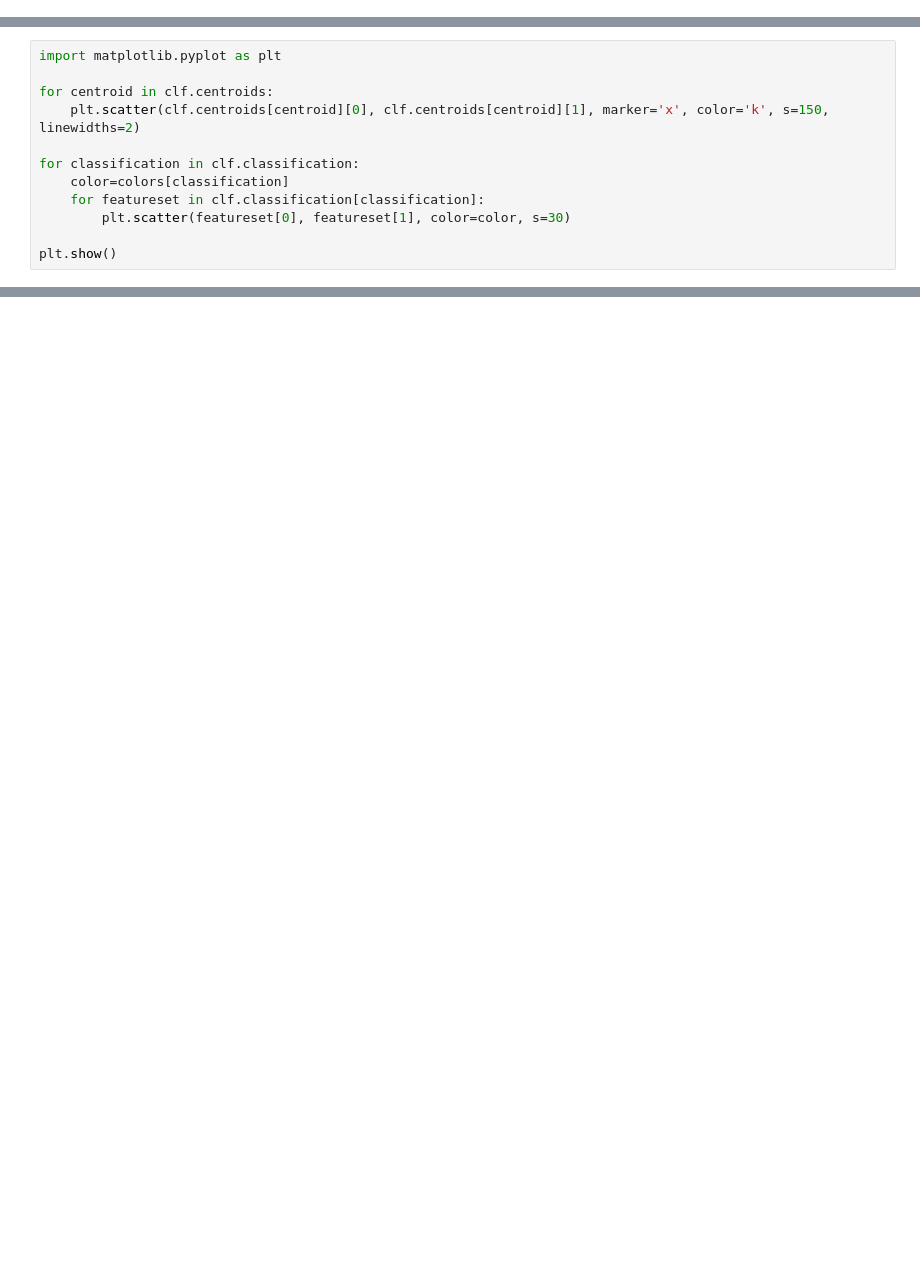
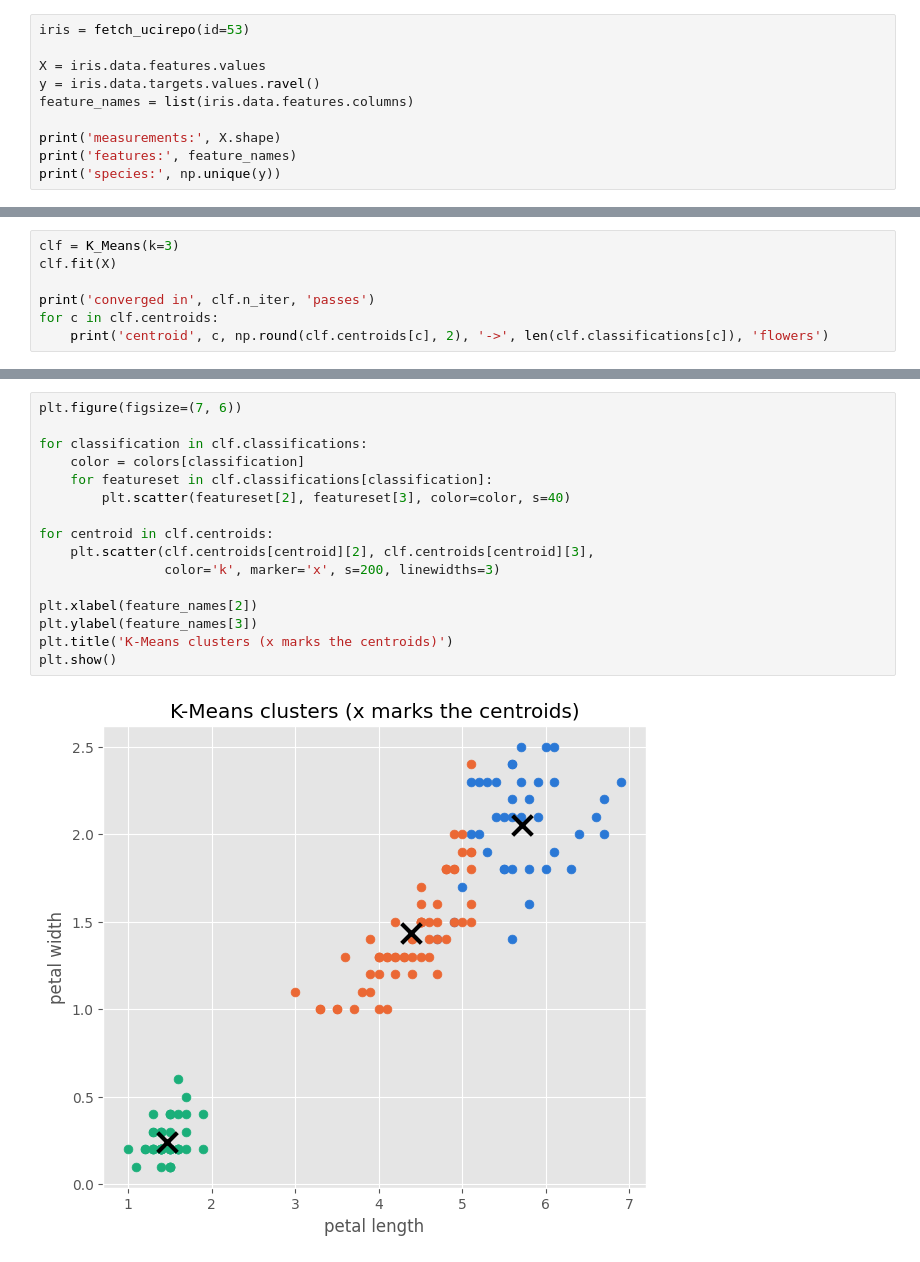
Before and after one commit to darthvader58/Machine_Learning_From_Scratch, a Jupyter notebook: k-means_from_scratch.ipynb, the cells around one changed output, grey strips where cells are left out. Saved outputs shown, nothing was run; the diff lists cells and outputs as text; blank space fills up the shorter version.

Commit message:
Rewrite k-means and SVM notebooks with LaTeX equations and visuals

```diff
--- a/k-means_from_scratch.ipynb
+++ b/k-means_from_scratch.ipynb
@@ -79,0 +45,10 @@ y=np.array(y)
+# %%
+iris = fetch_ucirepo(id=53)
+
+X = iris.data.features.values
+y = iris.data.targets.values.ravel()
+feature_names = list(iris.data.features.columns)
+
+print('measurements:', X.shape)
+print('features:', feature_names)
+print('species:', np.unique(y))
@@ -124,12 +171,0 @@ clf.fit(X)
-# %%
-import matplotlib.pyplot as plt
-
-for centroid in clf.centroids:
-    plt.scatter(clf.centroids[centroid][0], clf.centroids[centroid][1], marker='x', color='k', s=150, linewidths=2)
-
-for classification in clf.classification:
-    color=colors[classification]
-    for featureset in clf.classification[classification]:
-        plt.scatter(featureset[0], featureset[1], color=color, s=30)
-
-plt.show()
@@ -149,0 +178,7 @@ Accuracy: 0.42424242424242425
+# %%
+clf = K_Means(k=3)
+clf.fit(X)
+
+print('converged in', clf.n_iter, 'passes')
+for c in clf.centroids:
+    print('centroid', c, np.round(clf.centroids[c], 2), '->', len(clf.classifications[c]), 'flowers')
@@ -149,0 +195,18 @@ Accuracy: 0.42424242424242425
+# %%
+plt.figure(figsize=(7, 6))
+
+for classification in clf.classifications:
+    color = colors[classification]
+    for featureset in clf.classifications[classification]:
+        plt.scatter(featureset[2], featureset[3], color=color, s=40)
+
+for centroid in clf.centroids:
+    plt.scatter(clf.centroids[centroid][2], clf.centroids[centroid][3],
+                color='k', marker='x', s=200, linewidths=3)
+
+plt.xlabel(feature_names[2])
+plt.ylabel(feature_names[3])
+plt.title('K-Means clusters (x marks the centroids)')
+plt.show()
+# %% [output]
+[figure, added]
```
Also changed, not shown: parts of 31 cells of this notebook, 1 other file.
